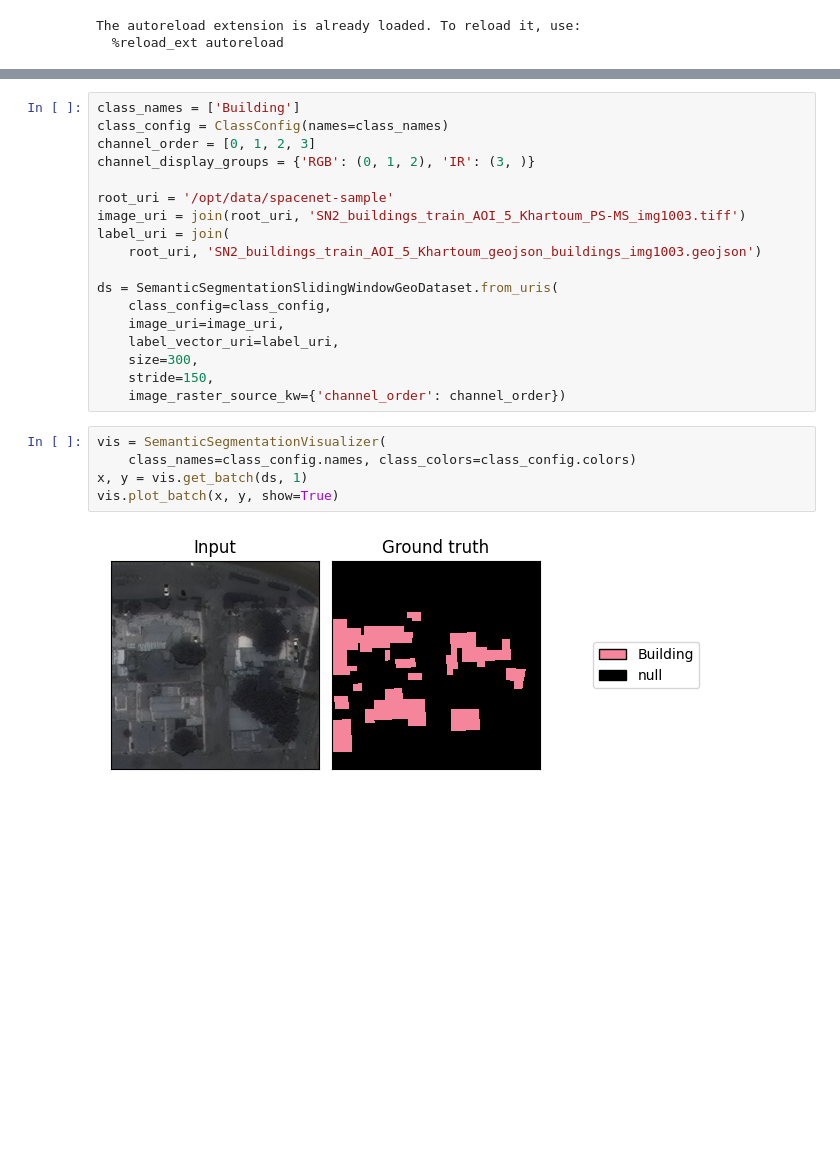
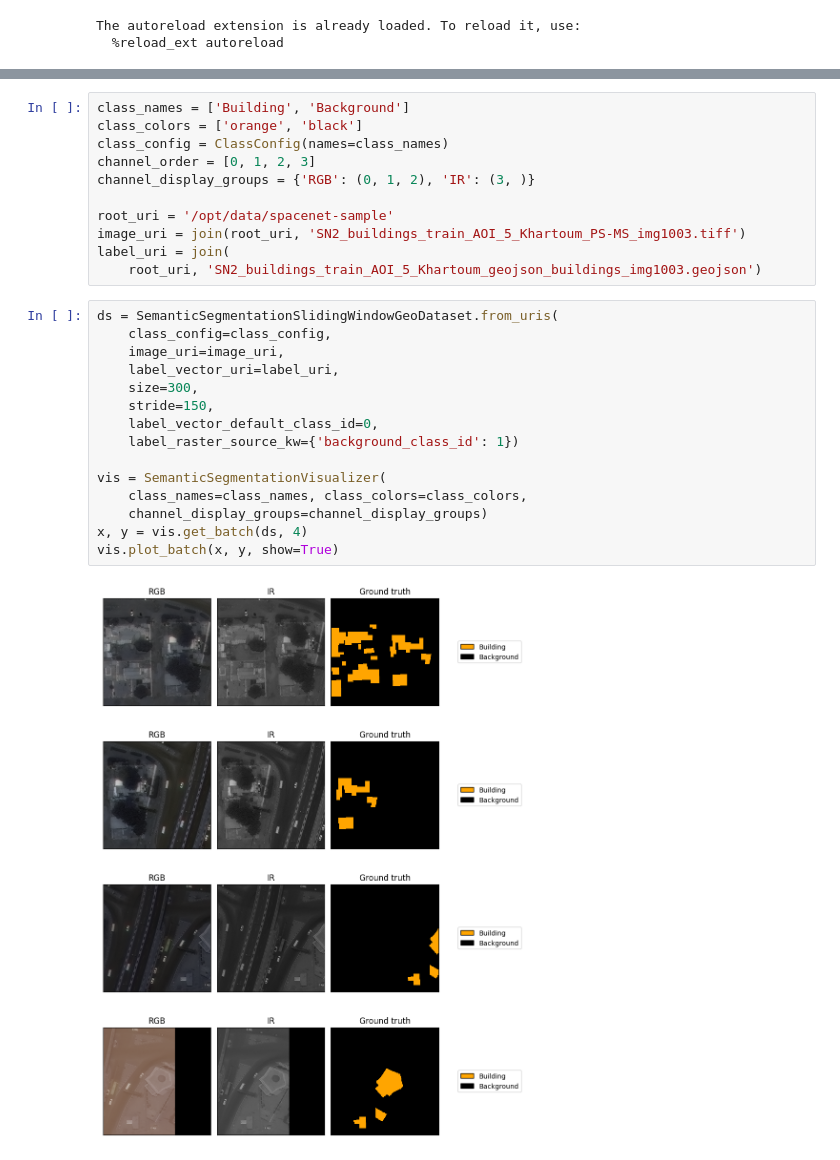
Before and after one commit to azavea/raster-vision, a Jupyter notebook: rastervision_pytorch_learner/rastervision/pytorch_learner/examples/spacenet.ipynb, the cells around one changed output, grey strips where cells are left out. Cells and saved outputs as stored; diff of their text form; blank space fills up the shorter version.

```diff
--- a/rastervision_pytorch_learner/rastervision/pytorch_learner/examples/spacenet.ipynb
+++ b/rastervision_pytorch_learner/rastervision/pytorch_learner/examples/spacenet.ipynb
@@ -21,6 +25,7 @@ from rastervision.pytorch_learner.visualizer import (
 from rastervision.core.data import ClassConfig
 # %%
-class_names = ['Building']
+class_names = ['Building', 'Background']
+class_colors = ['orange', 'black']
 class_config = ClassConfig(names=class_names)
 channel_order = [0, 1, 2, 3]
 channel_display_groups = {'RGB': (0, 1, 2), 'IR': (3, )}
@@ -29,18 +34,20 @@ root_uri = '/opt/data/spacenet-sample'
 image_uri = join(root_uri, 'SN2_buildings_train_AOI_5_Khartoum_PS-MS_img1003.tiff')
 label_uri = join(
     root_uri, 'SN2_buildings_train_AOI_5_Khartoum_geojson_buildings_img1003.geojson')
-
-ds = SemanticSegmentationSlidingWindowGeoDataset.from_uris(
-    class_config=class_config,
-    image_uri=image_uri,
-    label_vector_uri=label_uri,
-    size=300,
-    stride=150,
-    image_raster_source_kw={'channel_order': channel_order})
 # %%
+ds = SemanticSegmentationSlidingWindowGeoDataset.from_uris(
+    class_config=class_config,
+    image_uri=image_uri,
+    label_vector_uri=label_uri,
+    size=300,
+    stride=150,
+    label_vector_default_class_id=0,
+    label_raster_source_kw={'background_class_id': 1})
+
 vis = SemanticSegmentationVisualizer(
-    class_names=class_config.names, class_colors=class_config.colors)
-x, y = vis.get_batch(ds, 1)
+    class_names=class_names, class_colors=class_colors,
+    channel_display_groups=channel_display_groups)
+x, y = vis.get_batch(ds, 4)
 vis.plot_batch(x, y, show=True)
 # %% [output]
-[figure, old version]
+[figure, new version]
```
Also changed, not shown: parts of 3 cells of this notebook, 5 other files.
